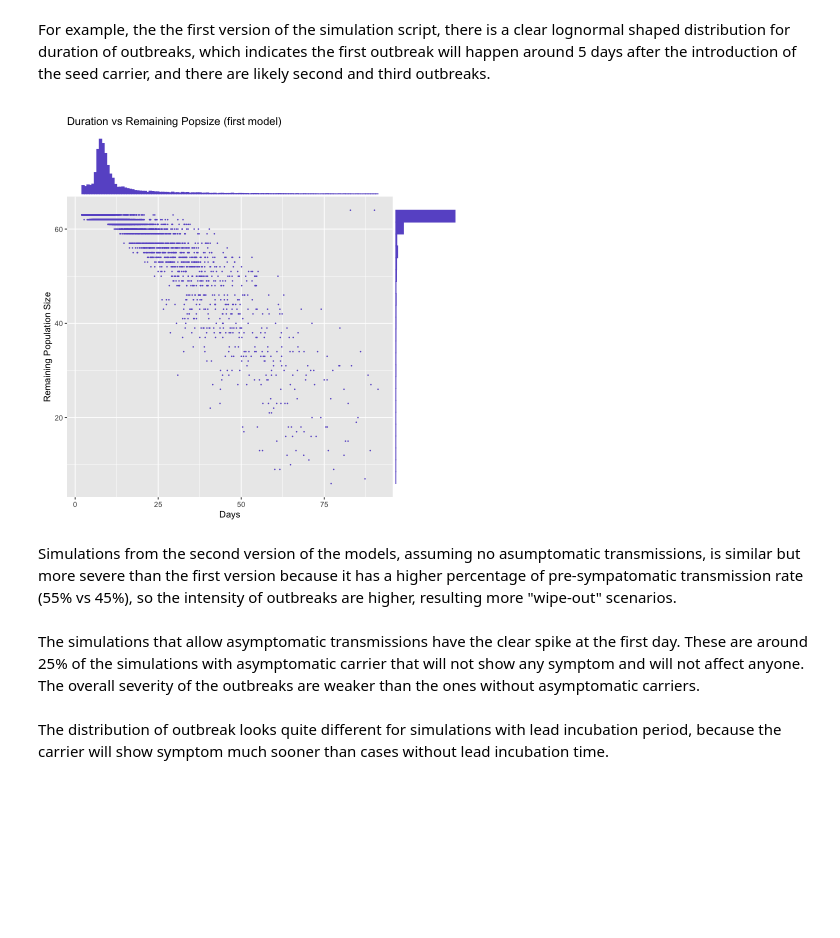
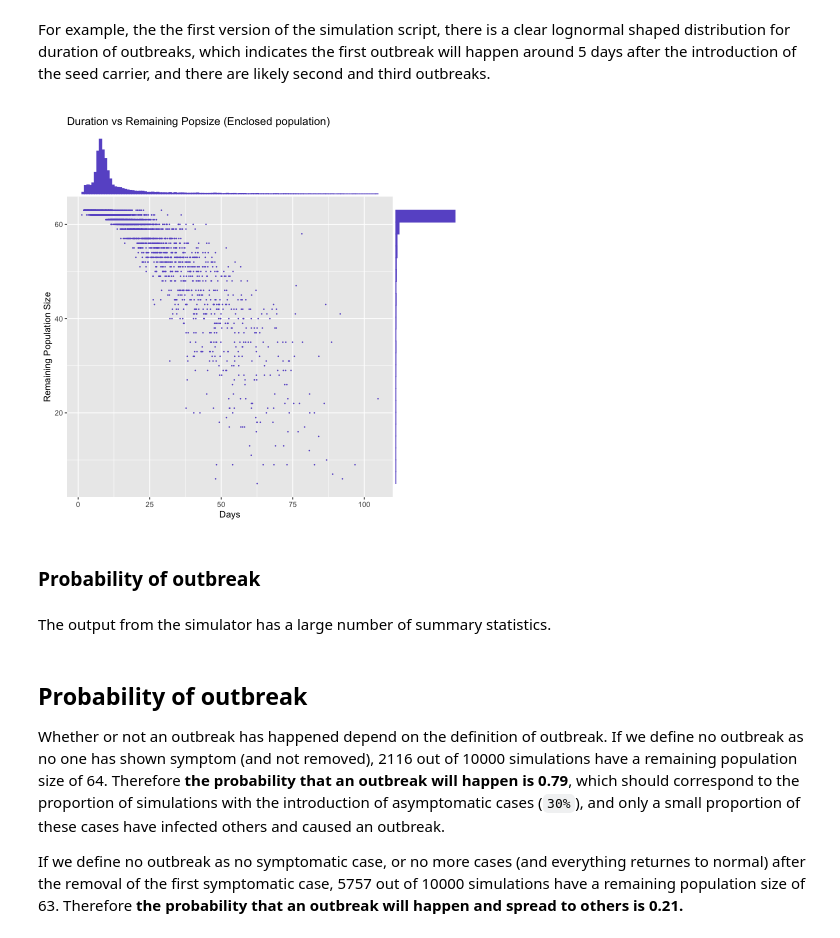
Before and after one commit to ictr/covid19-outbreak-simulator, a Jupyter notebook: applications/Enclosed.ipynb, the cells around one changed output. Drawn from its saved outputs; the diff is of its cells as text; code cells hidden in the pictures; blank space fills up the shorter version.

Commit message:
Complete the first example

```diff
--- a/applications/Enclosed.ipynb
+++ b/applications/Enclosed.ipynb
@@ -79,13 +69,11 @@ plot_time_vs_size <- function(data_file, title) {
 }
 # %% [markdown]
 For example, the the first version of the simulation script, there is a clear lognormal shaped distribution for duration of outbreaks, which indicates the first outbreak will happen around 5 days after the introduction of the seed carrier, and there are likely second and third outbreaks.
-# %%
-plot_time_vs_size('FPSO_base.log', 'first model')
-# %% [output]
-[figure, removed]
-# %% [markdown]
-Simulations from the second version of the models, assuming no asumptomatic transmissions, is similar but more severe than the first version because it has a higher percentage of pre-sympatomatic transmission rate (55% vs 45%), so the intensity of outbreaks are higher, resulting more "wipe-out" scenarios.
-# %% [markdown]
-The simulations that allow asymptomatic transmissions have the clear spike at the first day. These are around 25% of the simulations with asymptomatic carrier that will not show any symptom and will not affect anyone. The overall severity of the outbreaks are weaker than the ones without asymptomatic carriers.
-# %% [markdown]
-The distribution of outbreak looks quite different for simulations with lead incubation period, because the carrier will show symptom much sooner than cases without lead incubation time.
+# %%
+plot_time_vs_size('enclosed.log', 'Enclosed population')
+# %% [output]
+[figure, added]
+# %% [markdown]
+### Probability of outbreak
+# %% [markdown]
+The output from the simulator has a large number of summary statistics.
@@ -91,0 +83,24 @@ The distribution of outbreak looks quite different for simulations with lead inc
+# %%
+%expand
+
+## Probability of outbreak
+
+Whether or not an outbreak has happened depend on the definition of outbreak. If we define no outbreak as no one has shown symptom (and not removed),
+{stat.loc['n_remaining_popsize_64'][0]} out of 10000 simulations have a remaining population size of 64. Therefore **the probability that an
+outbreak will happen is {1-int(stat.loc['n_remaining_popsize_64'][0])/10000:.2f}**, which should correspond to the proportion of simulations
+with the introduction of asymptomatic cases (`30%`), and only a small proportion of these cases have infected others and caused an outbreak.
+
+If we define no outbreak as no symptomatic case, or no more cases (and everything returnes to normal) after the removal of the first symptomatic
+case, {stat.loc['n_remaining_popsize_63'][0]} out of 10000 simulations have a remaining population size of 63. Therefore **the probability that
+an outbreak will happen and spread to others is {1-int(stat.loc['n_remaining_popsize_64'][0])/10000-int(stat.loc['n_remaining_popsize_63'][0])/10000:.2f}.**
+# %% [output]
+## Probability of outbreak
+
+Whether or not an outbreak has happened depend on the definition of outbreak. If we define no outbreak as no one has shown symptom (and not removed),
+2116 out of 10000 simulations have a remaining population size of 64. Therefore **the probability that an
+outbreak will happen is 0.79**, which should correspond to the proportion of simulations
+with the introduction of asymptomatic cases (`30%`), and only a small proportion of these cases have infected others and caused an outbreak.
+
+If we define no outbreak as no symptomatic case, or no more cases (and everything returnes to normal) after the removal of the first symptomatic
+case, 5757 out of 10000 simulations have a remaining population size of 63. Therefore **the probability that
+an outbreak will happen and spread to others is 0.21.**
```
Also changed, not shown: parts of 13 cells of this notebook, 2 other files.
